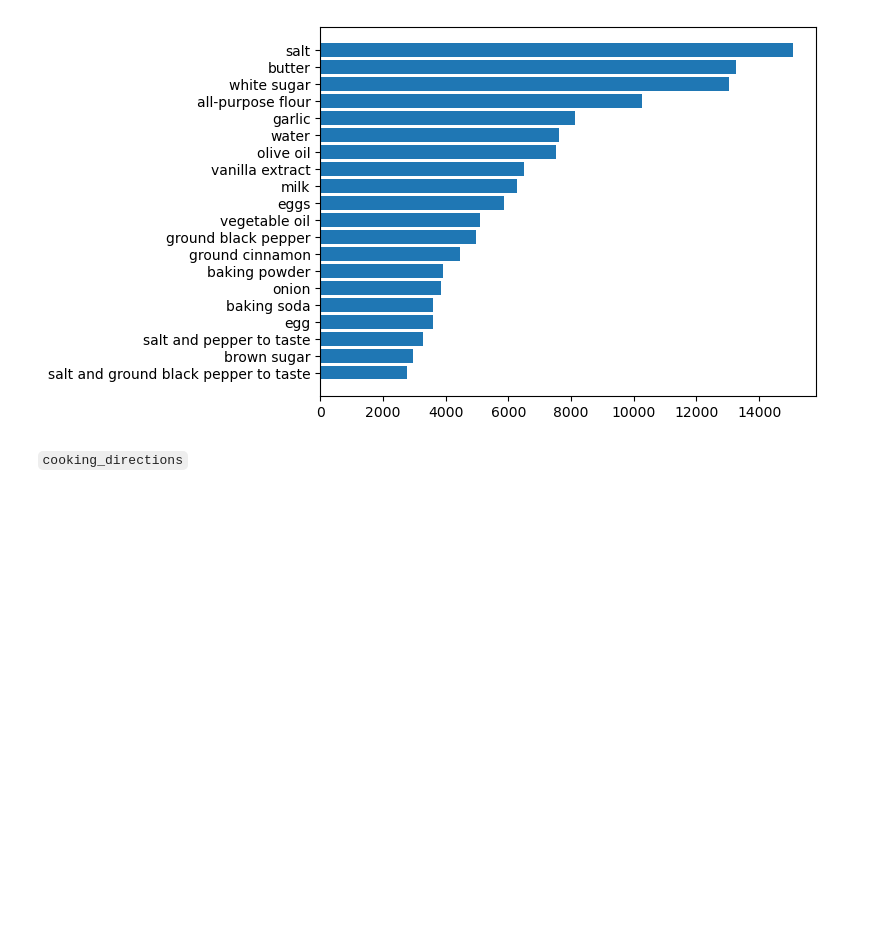
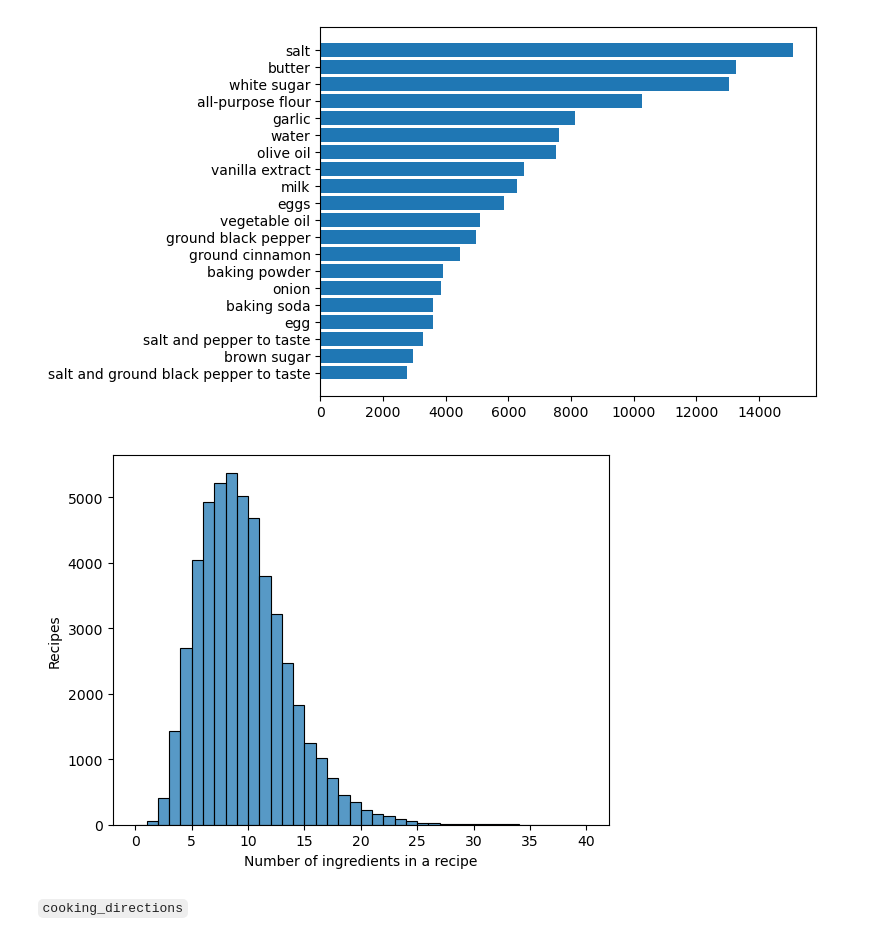
Before and after one commit to dtuleva/Recipe_Recommendation_System, a Jupyter notebook: RRS_EDA.ipynb, the cells around one changed output. Cells and saved outputs as stored; diff of their text form; code cells hidden in the pictures; blank space fills up the shorter version.

```diff
--- a/RRS_EDA.ipynb
+++ b/RRS_EDA.ipynb
@@ -288,6 +313,17 @@ plt.barh(most_common_keys, most_common_counts)
 plt.show()
 # %% [output]
 [figure]
+# %%
+ingredient_count = recipes.ingredients.apply(lambda x: len(x))
+# %%
+sns.histplot(ingredient_count, binrange = [0, 40], binwidth = 1)
+
+plt.xlabel("Number of ingredients in a recipe")
+plt.ylabel("Recipes")
+
+plt.show()
+# %% [output]
+[figure, added]
 # %% [markdown]
 `cooking_directions`
 # %%
```
Also changed, not shown: parts of 6 cells of this notebook, 1 other file.
